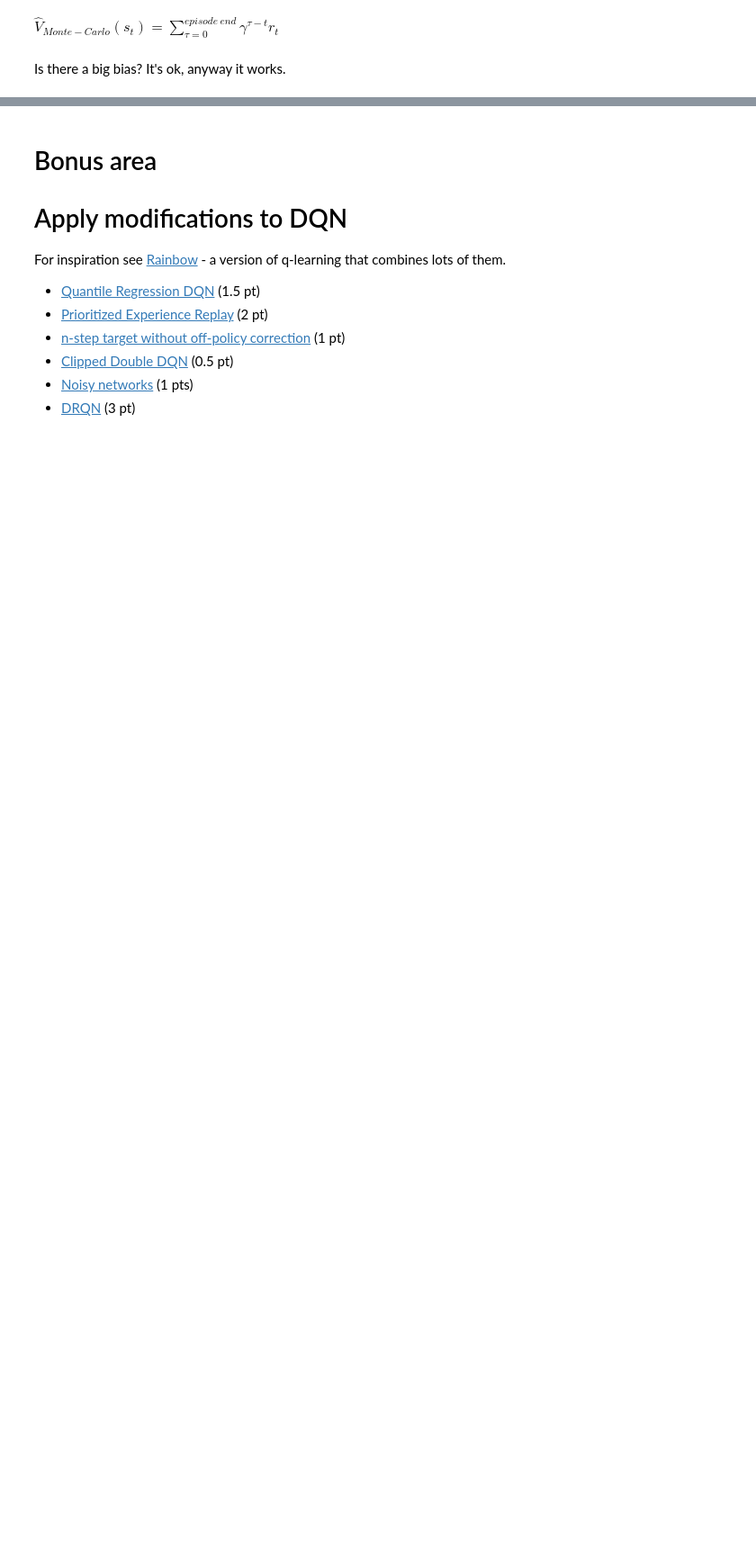
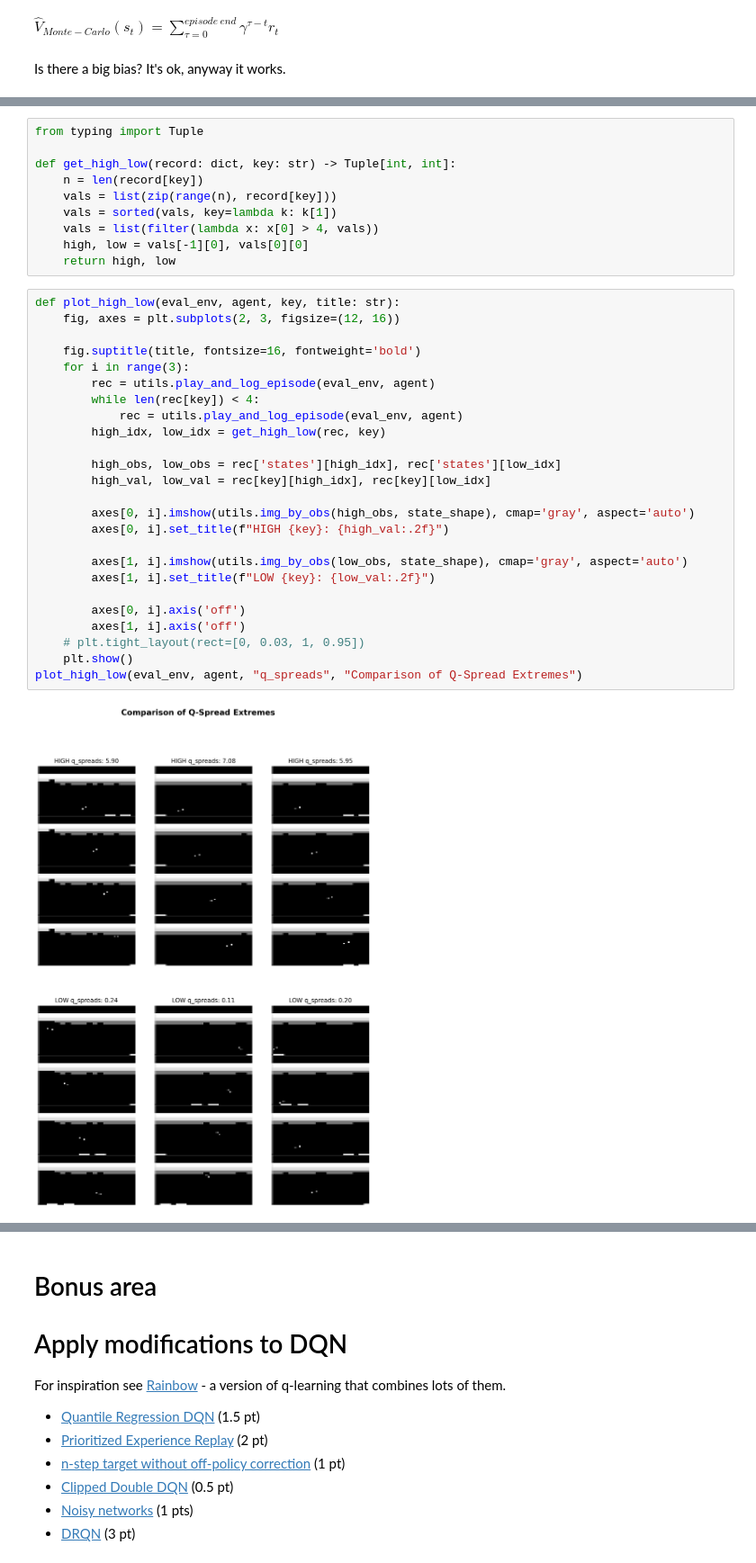
Before and after one commit to sacr1ficerq/hse-rl, a Jupyter notebook: DQN/dueling_ddqn.ipynb, the cells around one changed output, grey strips where cells are left out. Shown at 90% size. Drawn from its saved outputs; the diff is of its cells as text; blank space fills up the shorter version.

Commit message:
HW3 q-spread, td-errors extremes plot & analysis

```diff
--- a/DQN/dueling_ddqn.ipynb
+++ b/DQN/dueling_ddqn.ipynb
@@ -745,0 +765,37 @@ Is there a big bias? It's ok, anyway it works.
+# %%
+from typing import Tuple
+
+def get_high_low(record: dict, key: str) -> Tuple[int, int]:
+    n = len(record[key])
+    vals = list(zip(range(n), record[key]))
+    vals = sorted(vals, key=lambda k: k[1])
+    vals = list(filter(lambda x: x[0] > 4, vals))
+    high, low = vals[-1][0], vals[0][0]
+    return high, low
+# %%
+def plot_high_low(eval_env, agent, key, title: str):
+    fig, axes = plt.subplots(2, 3, figsize=(12, 16))
+
+    fig.suptitle(title, fontsize=16, fontweight='bold')
+    for i in range(3):
+        rec = utils.play_and_log_episode(eval_env, agent)
+        while len(rec[key]) < 4:
+            rec = utils.play_and_log_episode(eval_env, agent)
+        high_idx, low_idx = get_high_low(rec, key)
+
+        high_obs, low_obs = rec['states'][high_idx], rec['states'][low_idx]
+        high_val, low_val = rec[key][high_idx], rec[key][low_idx]
+
+        axes[0, i].imshow(utils.img_by_obs(high_obs, state_shape), cmap='gray', aspect='auto')
+        axes[0, i].set_title(f"HIGH {key}: {high_val:.2f}")
+
+        axes[1, i].imshow(utils.img_by_obs(low_obs, state_shape), cmap='gray', aspect='auto')
+        axes[1, i].set_title(f"LOW {key}: {low_val:.2f}")
+
+        axes[0, i].axis('off')
+        axes[1, i].axis('off')
+    # plt.tight_layout(rect=[0, 0.03, 1, 0.95])
+    plt.show()
+plot_high_low(eval_env, agent, "q_spreads", "Comparison of Q-Spread Extremes")
+# %% [output]
+[figure, added]
```
Also changed, not shown: parts of 17 cells of this notebook.
